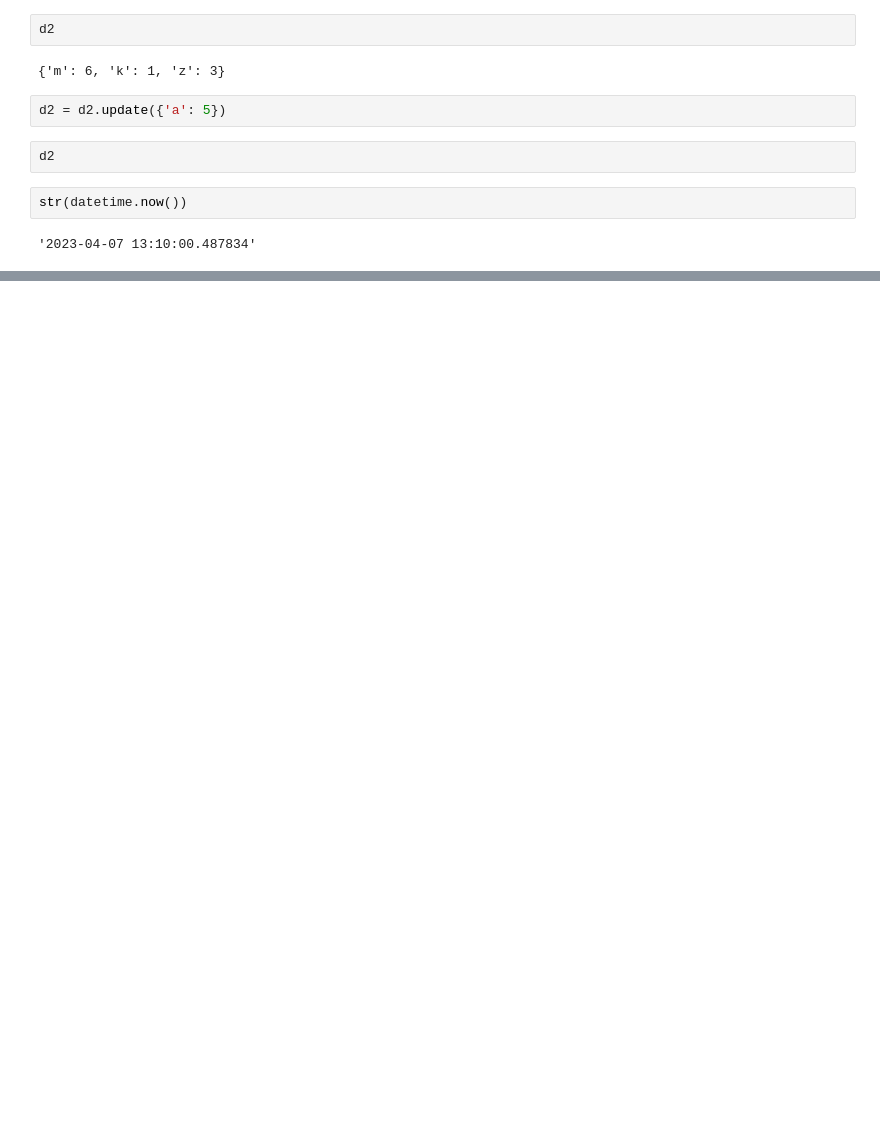
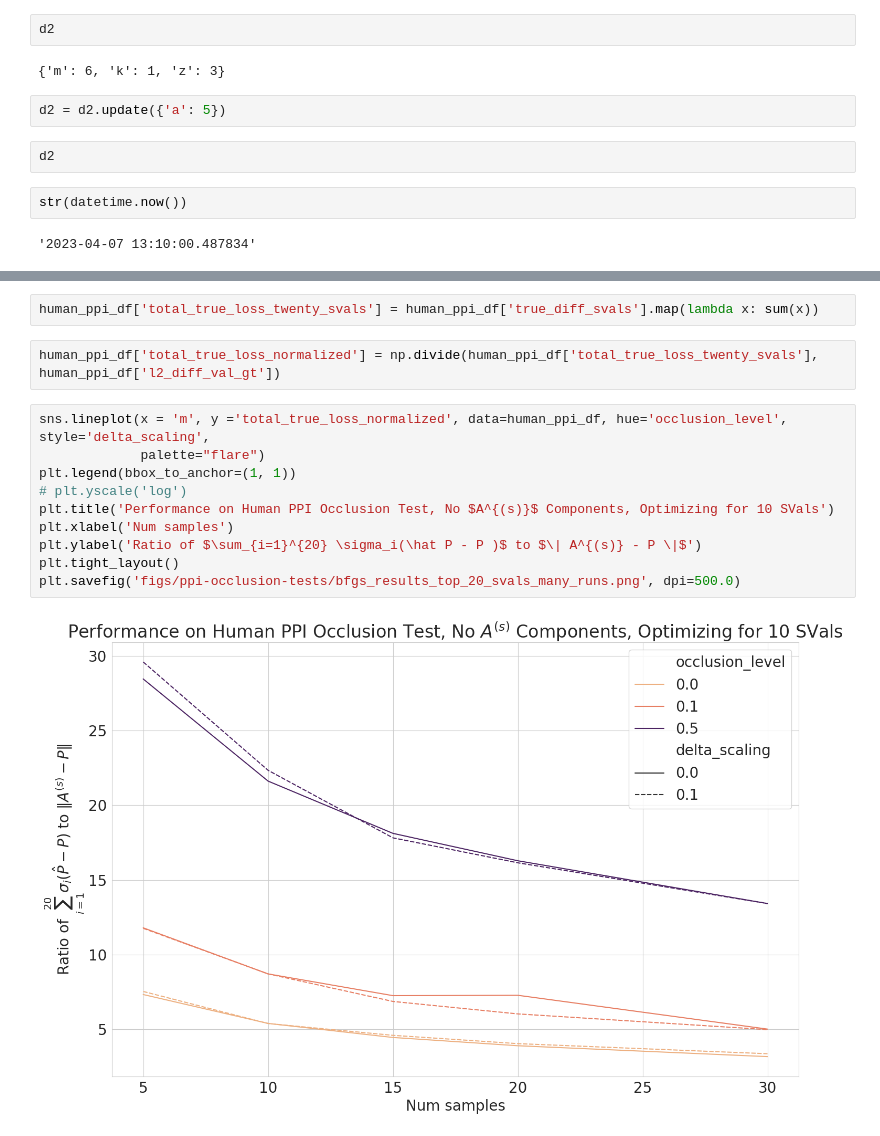
Before and after one commit to akhiljalan/cellag-misc, a Jupyter notebook: ppi-2-faster-iter.ipynb, the cells around one changed output, grey strips where cells are left out. Saved outputs shown, nothing was run; the diff lists cells and outputs as text; blank space fills up the shorter version.

```diff
--- a/ppi-2-faster-iter.ipynb
+++ b/ppi-2-faster-iter.ipynb
@@ -1095,0 +1160,16 @@ str(datetime.now())
+# %%
+human_ppi_df['total_true_loss_twenty_svals'] = human_ppi_df['true_diff_svals'].map(lambda x: sum(x))
+# %%
+human_ppi_df['total_true_loss_normalized'] = np.divide(human_ppi_df['total_true_loss_twenty_svals'], human_ppi_df['l2_diff_val_gt'])
+# %%
+sns.lineplot(x = 'm', y ='total_true_loss_normalized', data=human_ppi_df, hue='occlusion_level', style='delta_scaling',
+             palette="flare")
+plt.legend(bbox_to_anchor=(1, 1))
+# plt.yscale('log')
+plt.title('Performance on Human PPI Occlusion Test, No $A^{(s)}$ Components, Optimizing for 10 SVals')
+plt.xlabel('Num samples')
+plt.ylabel('Ratio of $\sum_{i=1}^{20} \sigma_i(\hat P - P )$ to $\| A^{(s)} - P \|$')
+plt.tight_layout()
+plt.savefig('figs/ppi-occlusion-tests/bfgs_results_top_20_svals_many_runs.png', dpi=500.0)
+# %% [output]
+[figure, added]
```
Also changed, not shown: parts of 16 cells of this notebook, 7 other files.
